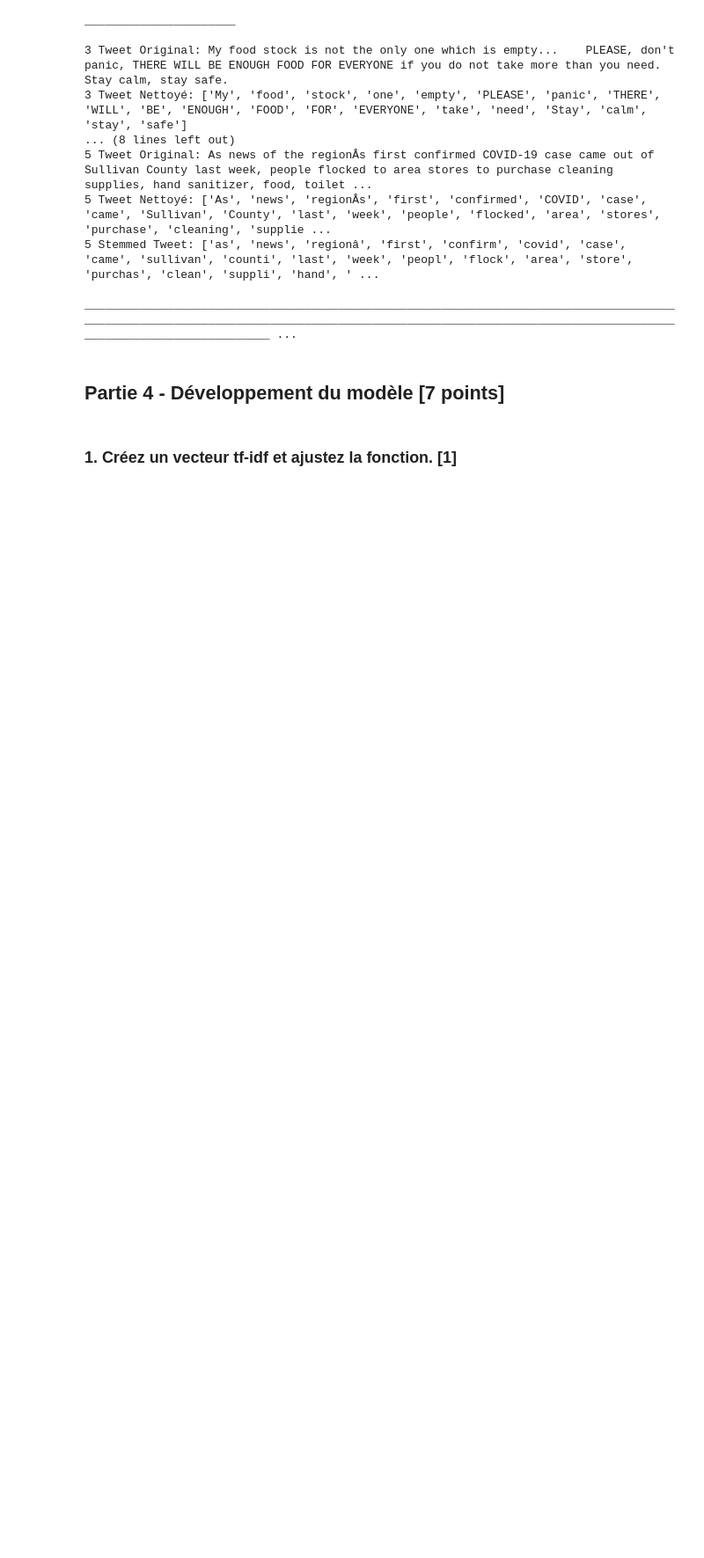
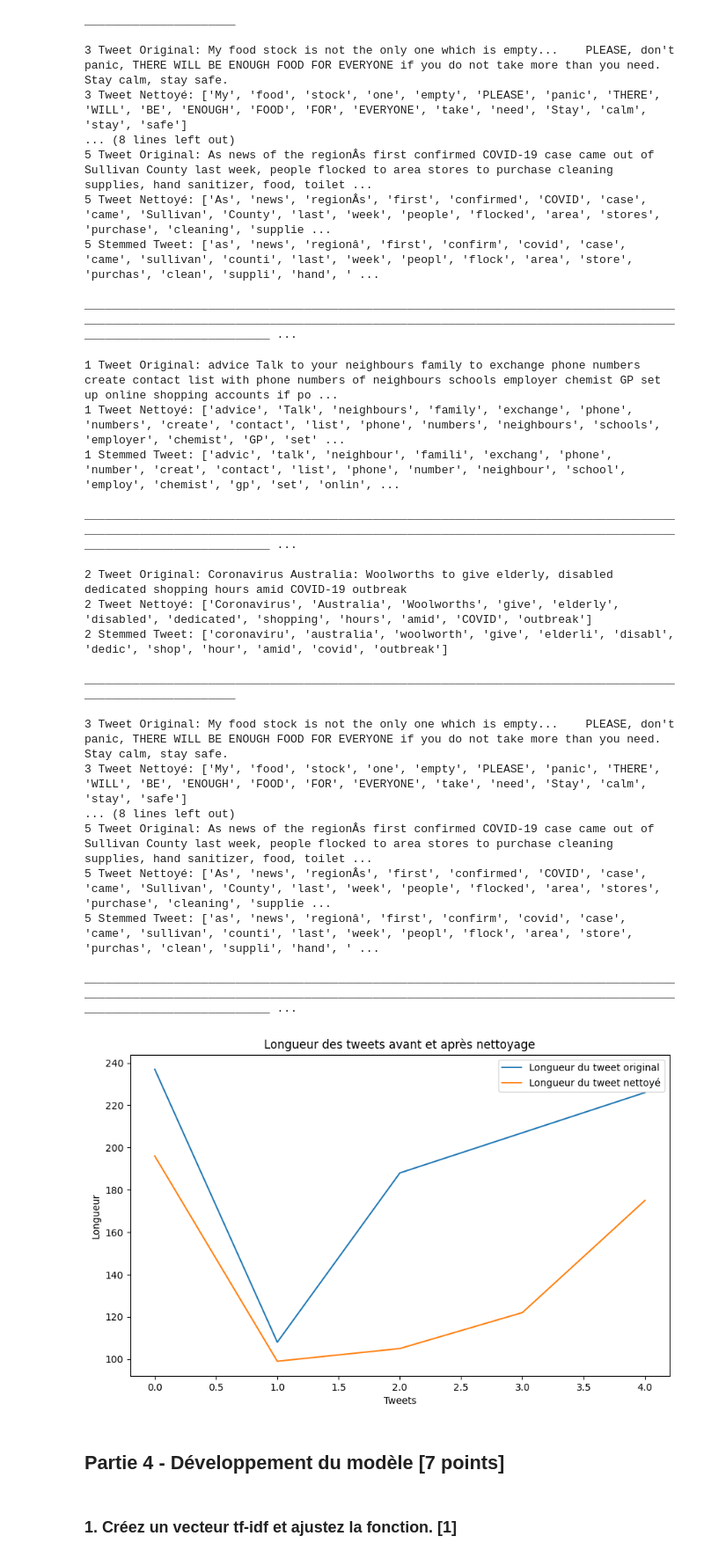
Before and after one commit to ck7up/skillsforall, a Jupyter notebook: DA_Green_Assignment2_999136_Christian_KALLA_kallachristianovich_gmail_com.ipynb, the cells around one changed output. Shown at 88% size. Cells and saved outputs as stored; diff of their text form; code cells hidden in the pictures; blank space fills up the shorter version.

```diff
--- a/DA_Green_Assignment2_999136_Christian_KALLA_kallachristianovich_gmail_com.ipynb
+++ b/DA_Green_Assignment2_999136_Christian_KALLA_kallachristianovich_gmail_com.ipynb
@@ -579,6 +582,62 @@ for any_tweet in df_corona["OriginalTweet"]:
 5 Tweet Nettoyé: ['As', 'news', 'regionÂs', 'first', 'confirmed', 'COVID', 'case', 'came', 'Sullivan', 'County', 'last', 'week', 'people', 'flocked', 'area', 'stores', 'purchase', 'cleaning', 'supplie ...
 5 Stemmed Tweet: ['as', 'news', 'regionâ', 'first', 'confirm', 'covid', 'case', 'came', 'sullivan', 'counti', 'last', 'week', 'peopl', 'flock', 'area', 'store', 'purchas', 'clean', 'suppli', 'hand', ' ...
  _______________________________________________________________________________________________________________________________________________________________________________________________________ ...
+# %%
+import matplotlib.pyplot as plt
+
+# ... Votre code existant ...
+
+# Initialiser des listes pour stocker les longueurs des tweets avant et après nettoyage
+length_original_tweets = []
+length_cleaned_tweets = []
+
+# Parcourir les tweets, nettoyer et appliquer le stemming
+count_testing_tweet = 0
+
+for any_tweet in df_corona["OriginalTweet"]:
+    count_testing_tweet += 1
+    tweet = df_corona["OriginalTweet"][count_testing_tweet]
+    cleaned_tweet = tokenizing(tweet)
+    stemmed_tweet = stemming(cleaned_tweet)
+
+    # Calculer la longueur des tweets
+    length_original_tweets.append(len(tweet))
+    length_cleaned_tweets.append(len(' '.join(cleaned_tweet)))
+
+    print(count_testing_tweet, "Tweet Original: " + tweet)
+    print(count_testing_tweet, "Tweet Nettoyé: " + str(cleaned_tweet))
+    print(count_testing_tweet, "Stemmed Tweet:", stemmed_tweet, "\n", "_" * len(tweet), "\n")
+    if count_testing_tweet == 5:
+        break
+
+# Tracer les longueurs des tweets
+plt.figure(figsize=(10, 6))
+plt.plot(length_original_tweets, label='Longueur du tweet original')
+plt.plot(length_cleaned_tweets, label='Longueur du tweet nettoyé')
+plt.xlabel('Tweets')
+plt.ylabel('Longueur')
+plt.legend()
+plt.title('Longueur des tweets avant et après nettoyage')
+plt.show()
+# %% [output]
+1 Tweet Original: advice Talk to your neighbours family to exchange phone numbers create contact list with phone numbers of neighbours schools employer chemist GP set up online shopping accounts if po ...
+1 Tweet Nettoyé: ['advice', 'Talk', 'neighbours', 'family', 'exchange', 'phone', 'numbers', 'create', 'contact', 'list', 'phone', 'numbers', 'neighbours', 'schools', 'employer', 'chemist', 'GP', 'set' ...
+1 Stemmed Tweet: ['advic', 'talk', 'neighbour', 'famili', 'exchang', 'phone', 'number', 'creat', 'contact', 'list', 'phone', 'number', 'neighbour', 'school', 'employ', 'chemist', 'gp', 'set', 'onlin', ...
+ _______________________________________________________________________________________________________________________________________________________________________________________________________ ...
+
+2 Tweet Original: Coronavirus Australia: Woolworths to give elderly, disabled dedicated shopping hours amid COVID-19 outbreak
+2 Tweet Nettoyé: ['Coronavirus', 'Australia', 'Woolworths', 'give', 'elderly', 'disabled', 'dedicated', 'shopping', 'hours', 'amid', 'COVID', 'outbreak']
+2 Stemmed Tweet: ['coronaviru', 'australia', 'woolworth', 'give', 'elderli', 'disabl', 'dedic', 'shop', 'hour', 'amid', 'covid', 'outbreak']
+ ____________________________________________________________________________________________________________
+
+3 Tweet Original: My food stock is not the only one which is empty...    PLEASE, don't panic, THERE WILL BE ENOUGH FOOD FOR EVERYONE if you do not take more than you need.   Stay calm, stay safe.
+3 Tweet Nettoyé: ['My', 'food', 'stock', 'one', 'empty', 'PLEASE', 'panic', 'THERE', 'WILL', 'BE', 'ENOUGH', 'FOOD', 'FOR', 'EVERYONE', 'take', 'need', 'Stay', 'calm', 'stay', 'safe']
+... (8 lines left out)
+5 Tweet Original: As news of the regionÂs first confirmed COVID-19 case came out of Sullivan County last week, people flocked to area stores to purchase cleaning supplies, hand sanitizer, food, toilet ...
+5 Tweet Nettoyé: ['As', 'news', 'regionÂs', 'first', 'confirmed', 'COVID', 'case', 'came', 'Sullivan', 'County', 'last', 'week', 'people', 'flocked', 'area', 'stores', 'purchase', 'cleaning', 'supplie ...
+5 Stemmed Tweet: ['as', 'news', 'regionâ', 'first', 'confirm', 'covid', 'case', 'came', 'sullivan', 'counti', 'last', 'week', 'peopl', 'flock', 'area', 'store', 'purchas', 'clean', 'suppli', 'hand', ' ...
+ _______________________________________________________________________________________________________________________________________________________________________________________________________ ...
+[figure, added]
 # %% [markdown]
 ## Partie 4 - Développement du modèle [7 points]
 # %% [markdown]
```
Also changed, not shown: parts of 5 cells of this notebook.
